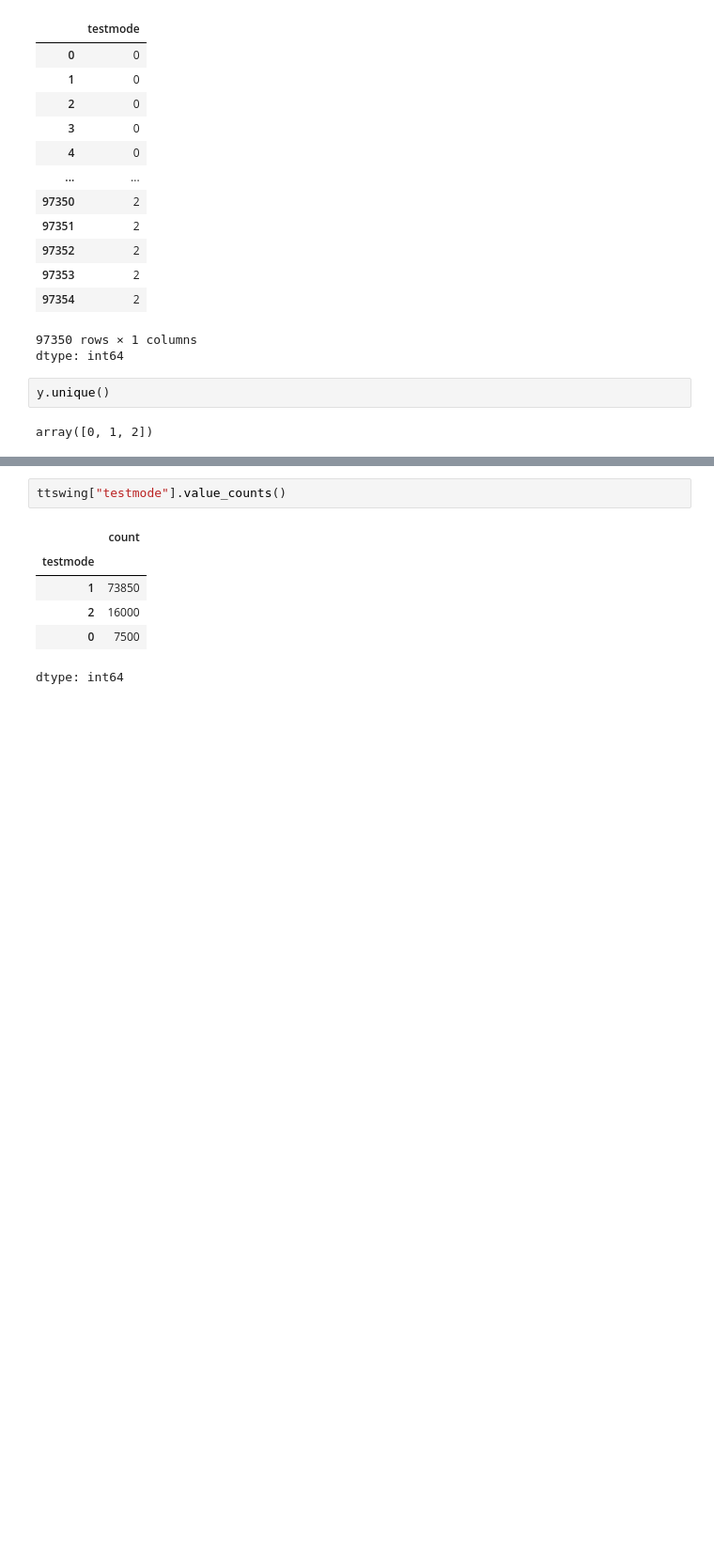
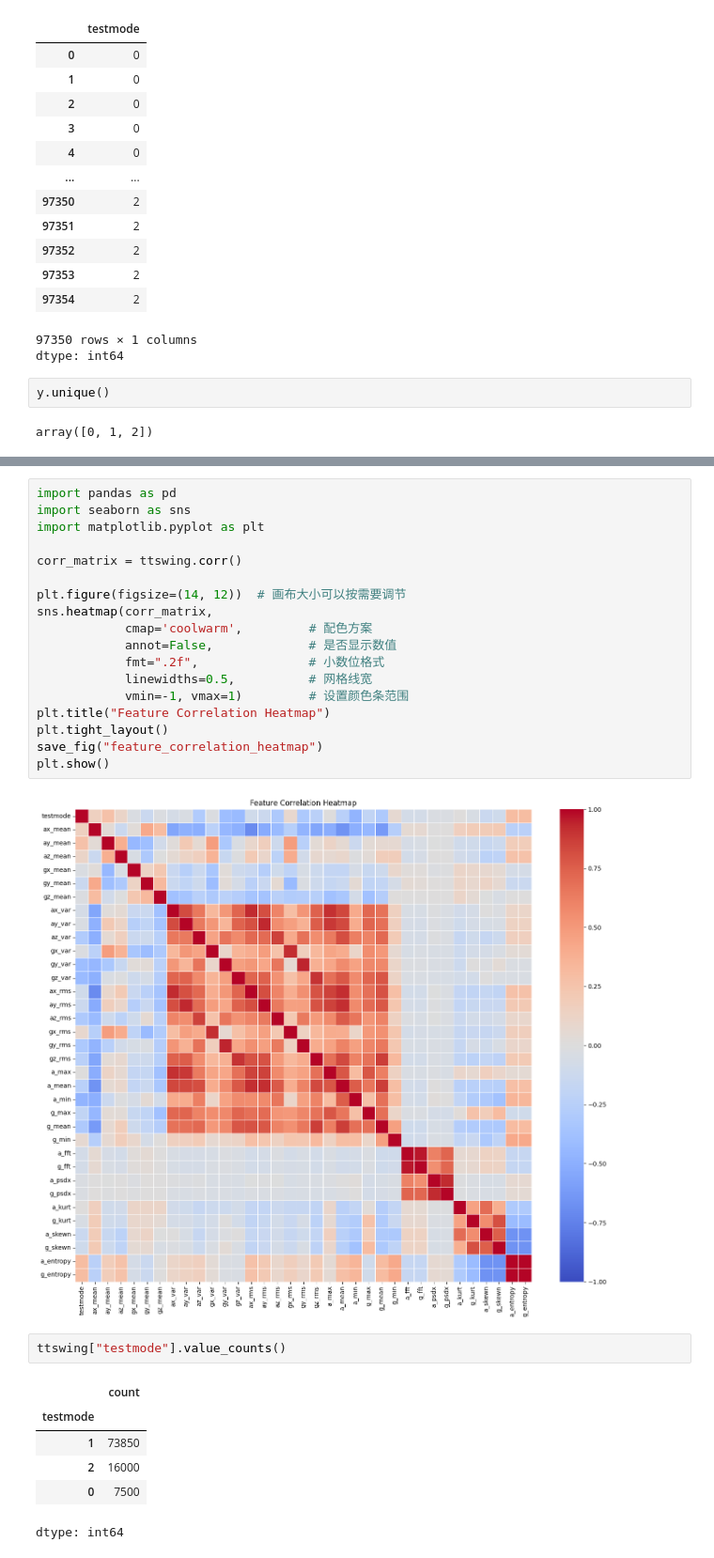
Before and after one commit to Renee0330/bob_study_allFiles, a Jupyter notebook: untitled1.ipynb, the cells around one changed output, grey strips where cells are left out. Shown: that part at 94% size. Drawn from its saved outputs; the diff is of its cells as text; blank space fills up the shorter version.

```diff
--- a/untitled1.ipynb
+++ b/untitled1.ipynb
@@ -200,3 +224,23 @@ plt.show()
+# %%
+import pandas as pd
+import seaborn as sns
+import matplotlib.pyplot as plt
+
+corr_matrix = ttswing.corr()
+
+plt.figure(figsize=(14, 12))  # 画布大小可以按需要调节
+sns.heatmap(corr_matrix,
+            cmap='coolwarm',         # 配色方案
+            annot=False,             # 是否显示数值
+            fmt=".2f",               # 小数位格式
+            linewidths=0.5,          # 网格线宽
+            vmin=-1, vmax=1)         # 设置颜色条范围
+plt.title("Feature Correlation Heatmap")
+plt.tight_layout()
+save_fig("feature_correlation_heatmap")
+plt.show()
+# %% [output]
+[figure, added]
 # %%
 ttswing["testmode"].value_counts()
 # %% [output]
```
Also changed, not shown: parts of 6 cells of this notebook.
